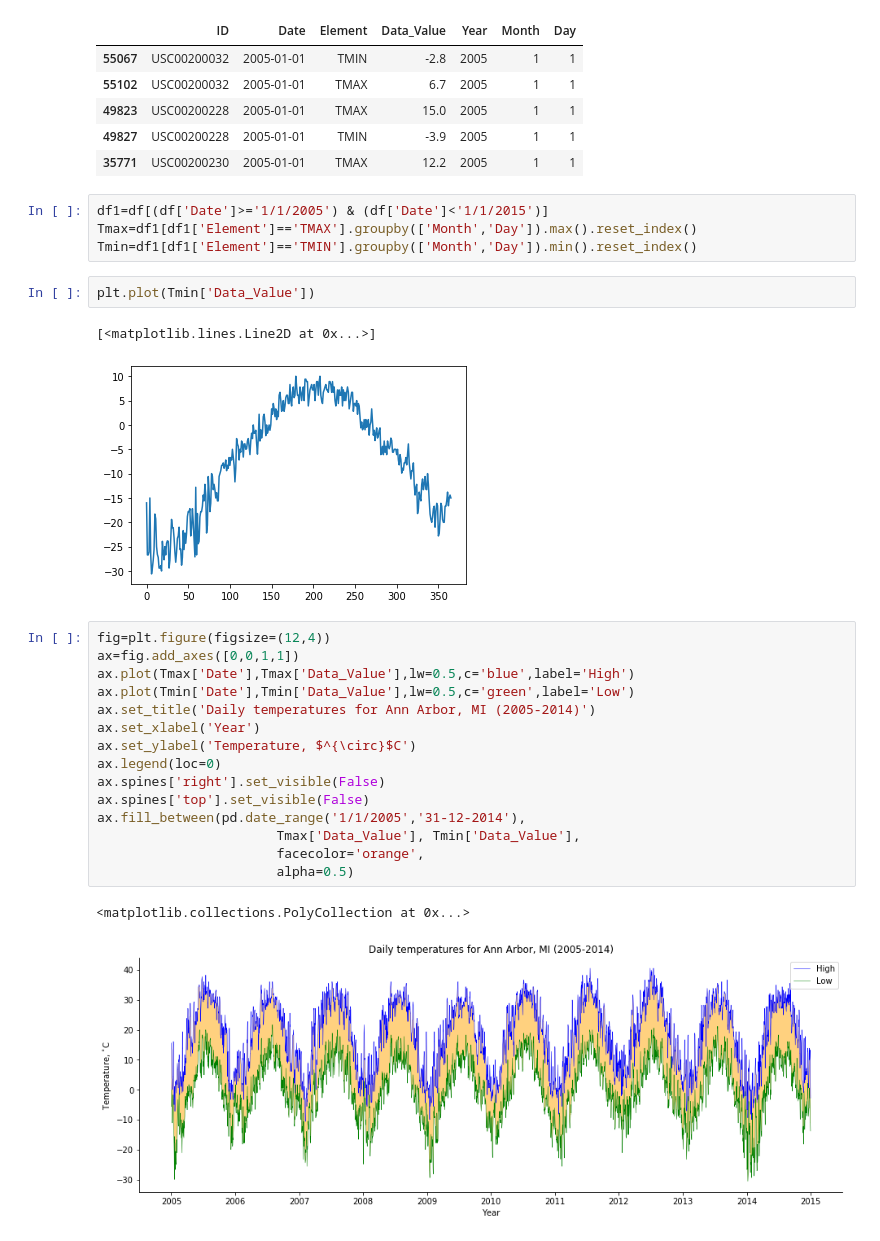
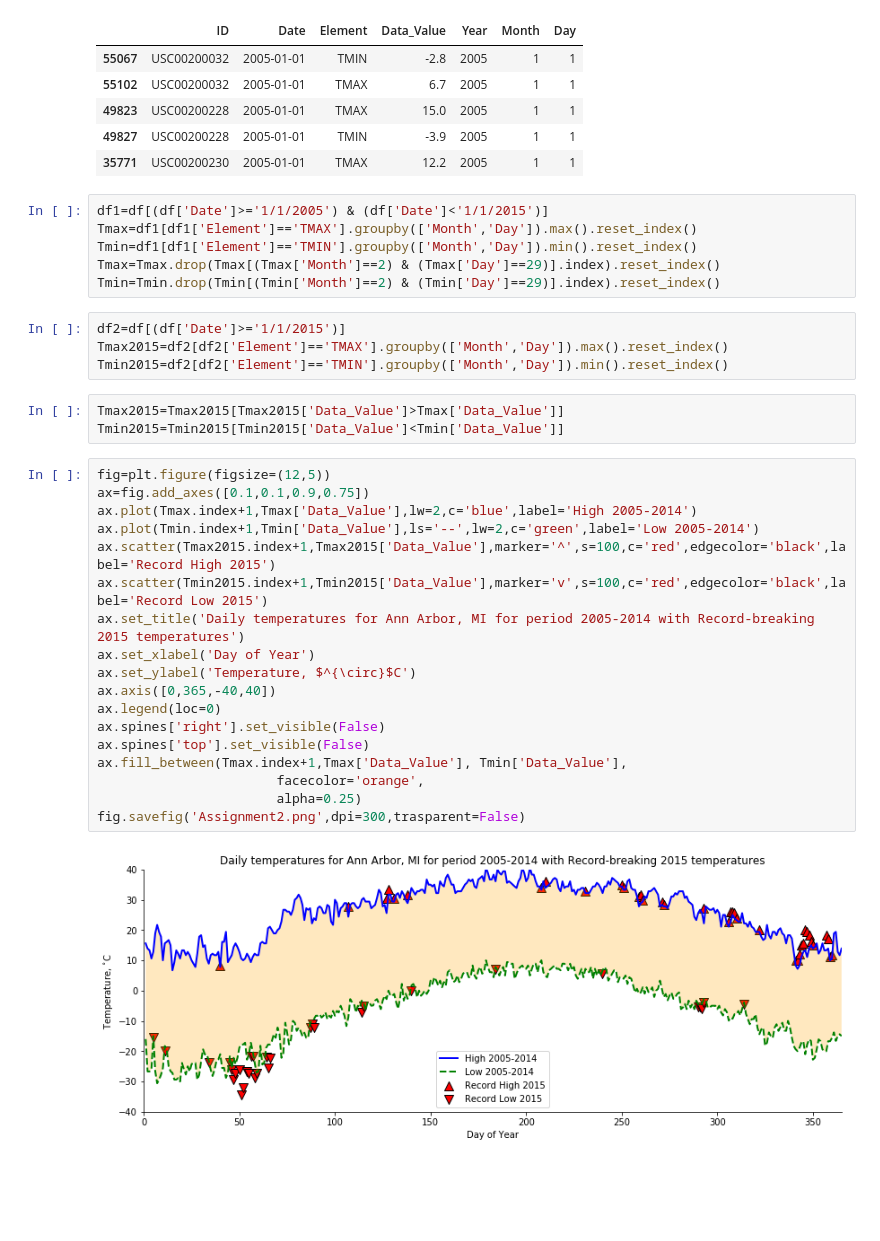
Before and after one commit to musid/Applied-Plotting-Coursera, a Jupyter notebook: Assignment2.ipynb, the cells around one changed output. Saved outputs shown, nothing was run; the diff lists cells and outputs as text; blank space fills up the shorter version.

Commit message:
Assignment 2 version 1 complete

```diff
--- a/Assignment2.ipynb
+++ b/Assignment2.ipynb
@@ -74,26 +72,32 @@ df.head()
 df1=df[(df['Date']>='1/1/2005') & (df['Date']<'1/1/2015')]
 Tmax=df1[df1['Element']=='TMAX'].groupby(['Month','Day']).max().reset_index()
 Tmin=df1[df1['Element']=='TMIN'].groupby(['Month','Day']).min().reset_index()
+Tmax=Tmax.drop(Tmax[(Tmax['Month']==2) & (Tmax['Day']==29)].index).reset_index()
+Tmin=Tmin.drop(Tmin[(Tmin['Month']==2) & (Tmin['Day']==29)].index).reset_index()
-# %%
-plt.plot(Tmin['Data_Value'])
-# %% [output]
-[<matplotlib.lines.Line2D at 0x...>]
-[figure, removed]
+# %%
+df2=df[(df['Date']>='1/1/2015')]
+Tmax2015=df2[df2['Element']=='TMAX'].groupby(['Month','Day']).max().reset_index()
+Tmin2015=df2[df2['Element']=='TMIN'].groupby(['Month','Day']).min().reset_index()
+# %%
+Tmax2015=Tmax2015[Tmax2015['Data_Value']>Tmax['Data_Value']]
+Tmin2015=Tmin2015[Tmin2015['Data_Value']<Tmin['Data_Value']]
 # %%
-fig=plt.figure(figsize=(12,4))
-ax=fig.add_axes([0,0,1,1])
-ax.plot(Tmax['Date'],Tmax['Data_Value'],lw=0.5,c='blue',label='High')
-ax.plot(Tmin['Date'],Tmin['Data_Value'],lw=0.5,c='green',label='Low')
-ax.set_title('Daily temperatures for Ann Arbor, MI (2005-2014)')
-ax.set_xlabel('Year')
+fig=plt.figure(figsize=(12,5))
+ax=fig.add_axes([0.1,0.1,0.9,0.75])
+ax.plot(Tmax.index+1,Tmax['Data_Value'],lw=2,c='blue',label='High 2005-2014')
+ax.plot(Tmin.index+1,Tmin['Data_Value'],ls='--',lw=2,c='green',label='Low 2005-2014')
+ax.scatter(Tmax2015.index+1,Tmax2015['Data_Value'],marker='^',s=100,c='red',edgecolor='black',label='Record High 2015')
+ax.scatter(Tmin2015.index+1,Tmin2015['Data_Value'],marker='v',s=100,c='red',edgecolor='black',label='Record Low 2015')
+ax.set_title('Daily temperatures for Ann Arbor, MI for period 2005-2014 with Record-breaking 2015 temperatures')
+ax.set_xlabel('Day of Year')
 ax.set_ylabel('Temperature, $^{\circ}$C')
+ax.axis([0,365,-40,40])
 ax.legend(loc=0)
 ax.spines['right'].set_visible(False)
 ax.spines['top'].set_visible(False)
-ax.fill_between(pd.date_range('1/1/2005','31-12-2014'),
-                       Tmax['Data_Value'], Tmin['Data_Value'],
+ax.fill_between(Tmax.index+1,Tmax['Data_Value'], Tmin['Data_Value'],
                        facecolor='orange',
-                       alpha=0.5)
+                       alpha=0.25)
+fig.savefig('Assignment2.png',dpi=300,trasparent=False)
 # %% [output]
-<matplotlib.collections.PolyCollection at 0x...>
-[figure, old version]
+[figure, new version]
```
Also changed, not shown: parts of 3 cells of this notebook.
